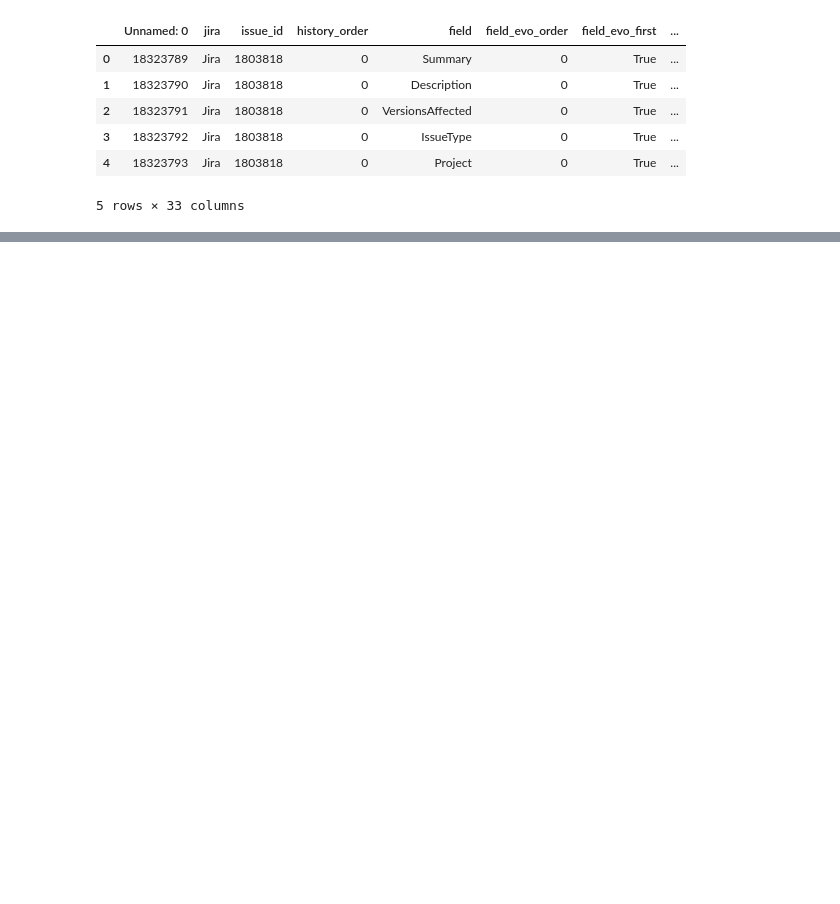
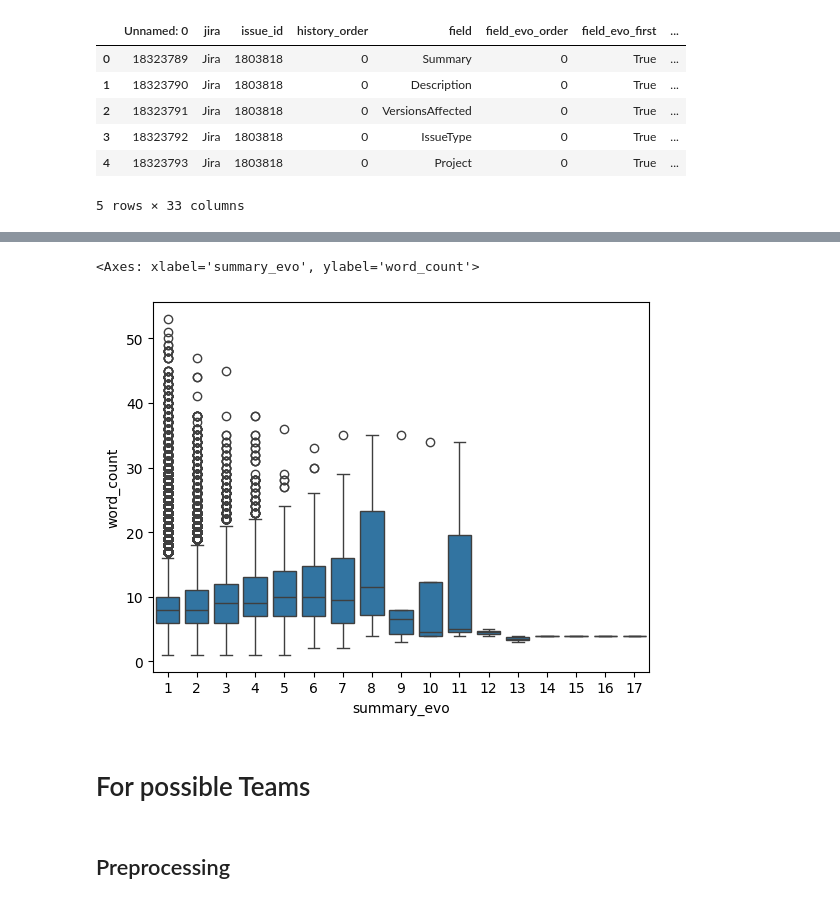
Before and after one commit to Piet777/master-thesis, a Jupyter notebook: summaryLength.ipynb, the cells around one changed output, grey strips where cells are left out. Saved outputs shown, nothing was run; the diff lists cells and outputs as text; code cells hidden in the pictures; blank space fills up the shorter version.

```diff
--- a/summaryLength.ipynb
+++ b/summaryLength.ipynb
@@ -47,0 +177,9 @@ print(summary_df["issue_id"].unique())
+# %%
+sns.boxplot(data=df, x="summary_evo", y="word_count")
+# %% [output]
+<Axes: xlabel='summary_evo', ylabel='word_count'>
+[figure, added]
+# %% [markdown]
+# For possible Teams
+# %% [markdown]
+## Preprocessing
```
Also changed, not shown: parts of 27 cells of this notebook.
